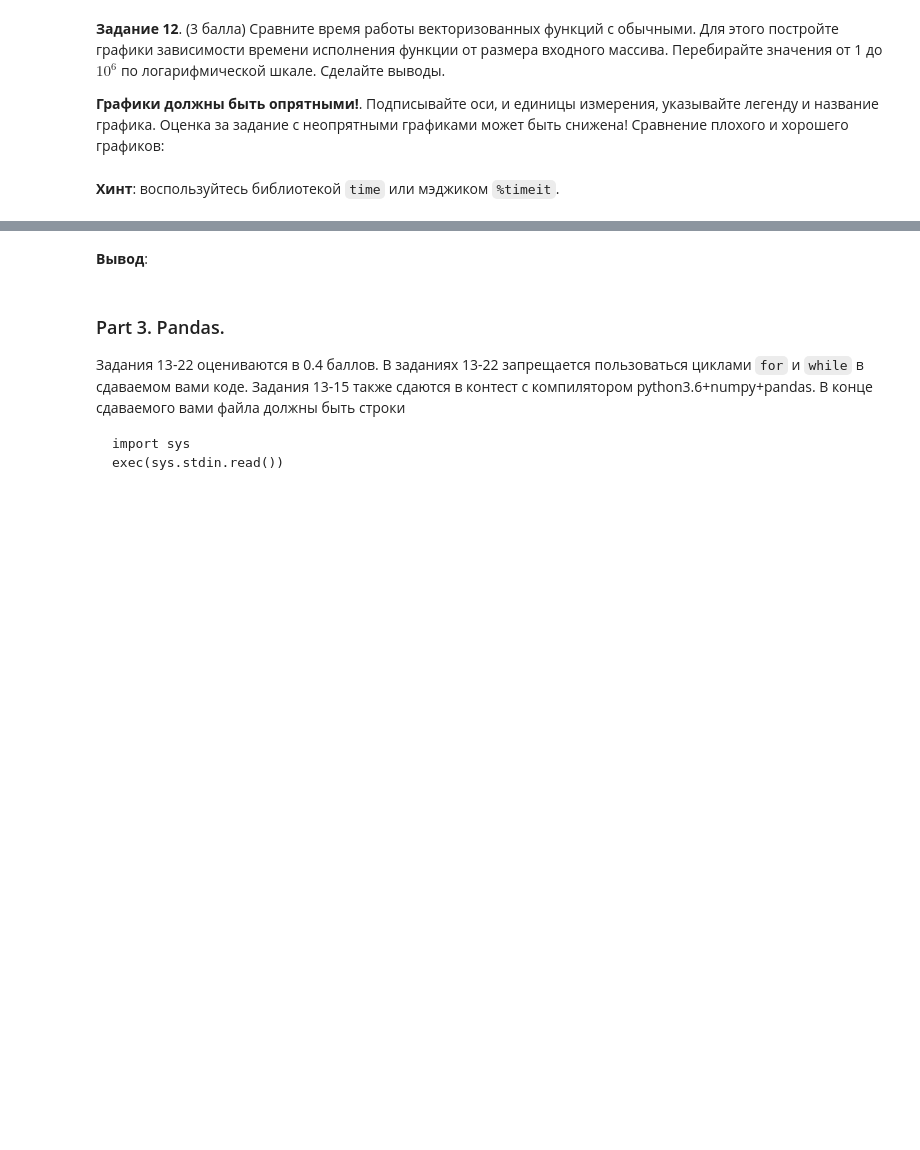
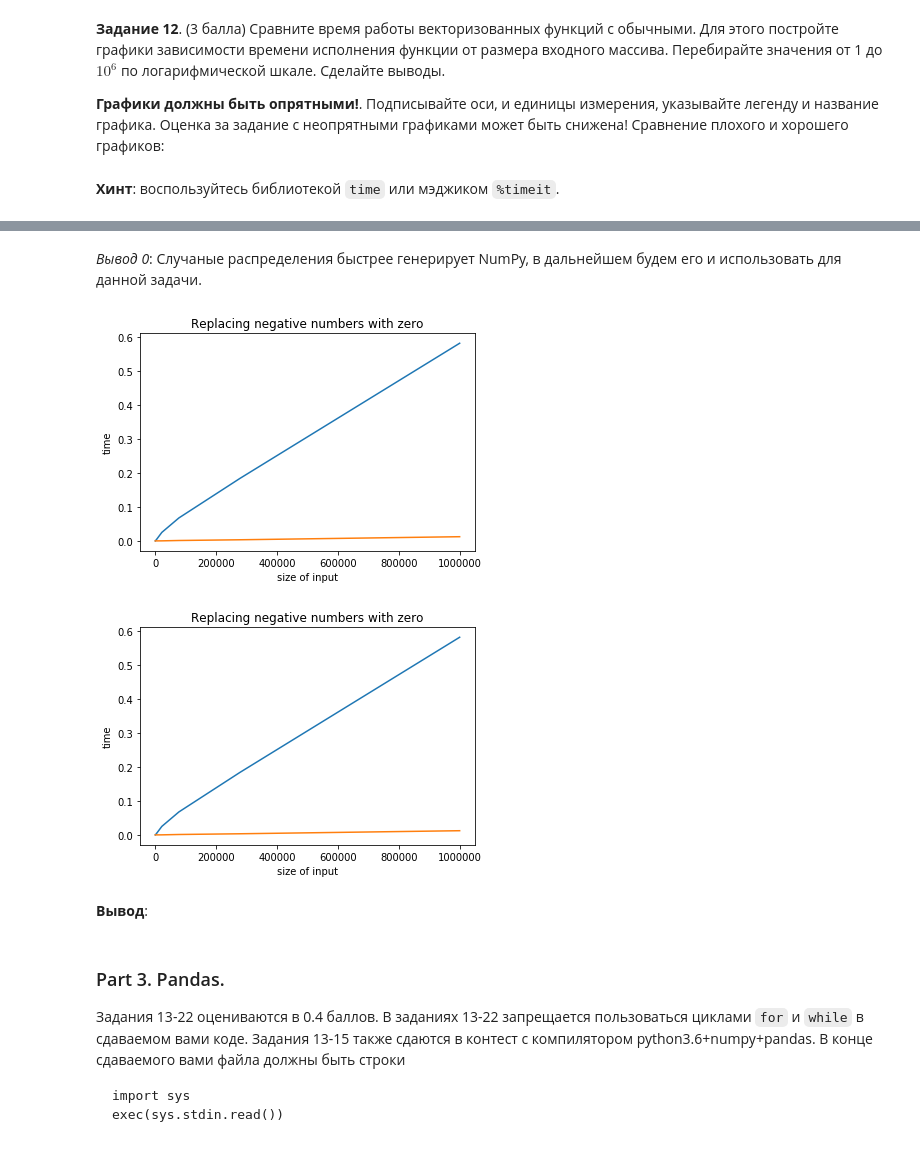
Before and after one commit to GorillazZz1/ml-course-hse-2020, a Jupyter notebook: hw1.ipynb, the cells around one changed output, grey strips where cells are left out. Drawn from its saved outputs; the diff is of its cells as text; code cells hidden in the pictures; blank space fills up the shorter version.

```diff
--- a/hw1.ipynb
+++ b/hw1.ipynb
@@ -344,0 +391,18 @@ __Хинт__: воспользуйтесь библиотекой `time` или
+# %% [markdown]
+_Вывод 0_: Случаные распределения быстрее генерирует NumPy, в дальнейшем будем его и использовать для данной задачи.
+# %%
+#             PurePy vs NumPy
+# Task 1: _Удаление отрицательных чисел из распределение_
+# Постановка: на вход подается массив, необходимо вместо отрицательных чисел написать нули.
+
+def np_wo_negative(vec):
+    return np.where(vec < 0, 0, vec)
+
+def pp_wo_negative(vec):
+    return [max(x, 0) for x in vec]
+
+timings_and_plot(pp_wo_negative, np_wo_negative, lambda n: (np.random.normal(0, 1, n),),
+                 title="Replacing negative numbers with zero")
+# %% [output]
+[figure, added]
+[figure, added]
```
Also changed, not shown: parts of 6 cells of this notebook.
